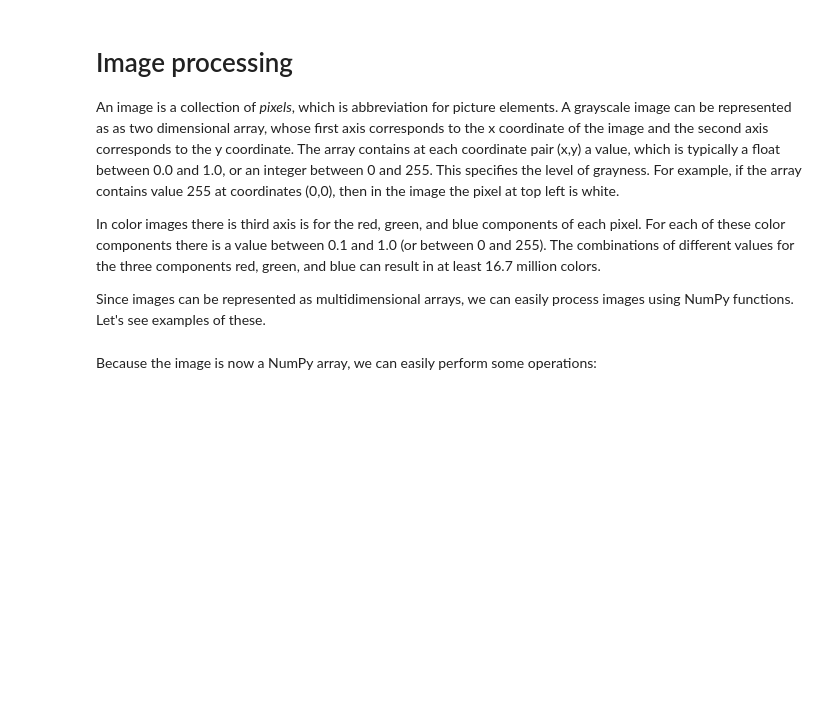
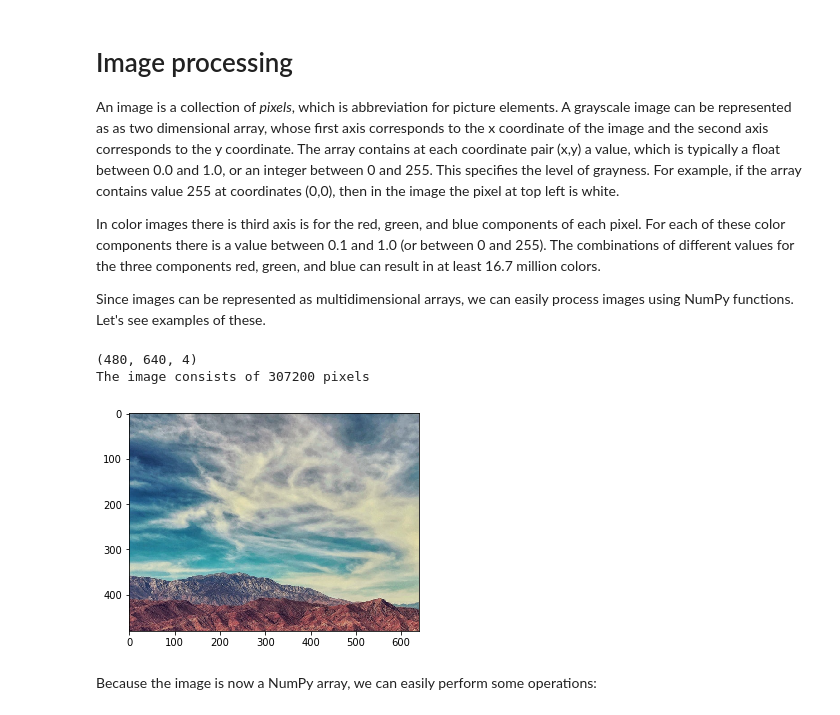
Before and after one commit to mohdsh85/p, a Jupyter notebook: Lesson5_Image Processing.ipynb, the cells around one changed output. Saved outputs shown, nothing was run; the diff lists cells and outputs as text; code cells hidden in the pictures; blank space fills up the shorter version.

```diff
--- a/Lesson5_Image Processing.ipynb
+++ b/Lesson5_Image Processing.ipynb
@@ -24,8 +25,13 @@ import numpy as np
 # %%
-painting=plt.imread("painting.png")
+
+painting=plt.imread('https://onlinepngtools.com/images/examples-onlinepngtools/brown-mountains.png')
 print(painting.shape)
 print(f"The image consists of {painting.shape[0] * painting.shape[1]} pixels")
 plt.imshow(painting);
+# %% [output]
+(480, 640, 4)
+The image consists of 307200 pixels
+[figure, added]
 # %% [markdown]
 Because the image is now a NumPy array, we can easily perform some operations:
 # %%
```
Also changed, not shown: parts of 10 cells of this notebook.
